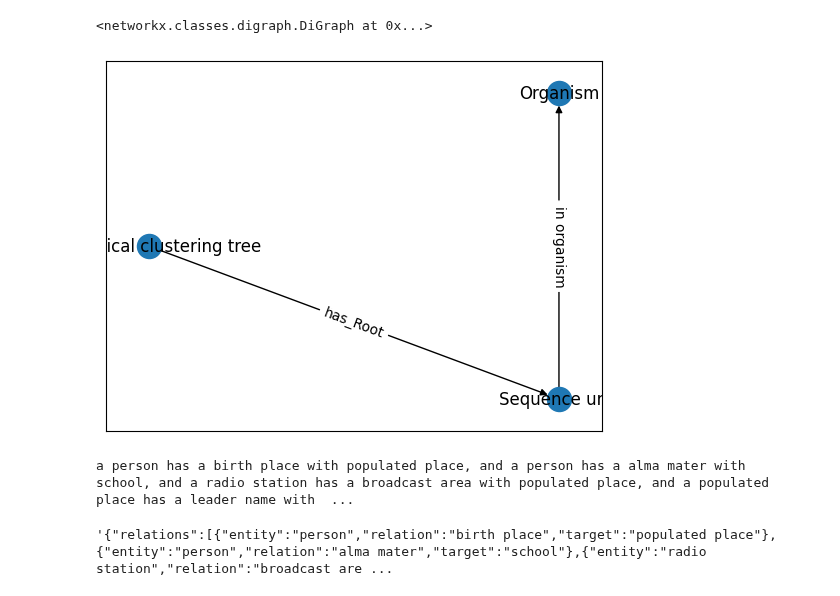
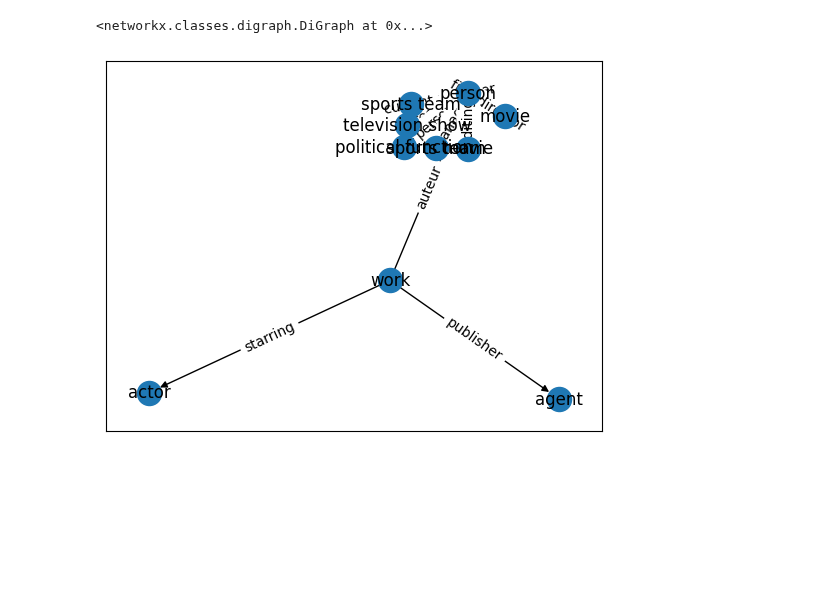
Before and after one commit to hereditary-eu/OnSET, a Jupyter notebook: exploration/querying/query-gen.ipynb, the cells around one changed output. Cells and saved outputs as stored; diff of their text form; code cells hidden in the pictures; blank space fills up the shorter version.

Commit message:
fix bugs where some constraints might result in uncontrolled behaviour, update query generation to allow entities to be present more than once

```diff
--- a/exploration/querying/query-gen.ipynb
+++ b/exploration/querying/query-gen.ipynb
@@ -20,25 +20,21 @@ from backend.model import (
 )
 
 from backend.ontology import OntologyManager, OntologyConfig, Graph
-from backend.explorative_support import TopicModelling, select
-from backend.llm_query import (
+from backend.explorative.explorative_support import GuidanceManager, select
+from backend.explorative.llm_query import (
     Entity,
     Relation,
     EntitiesRelations,
-    EnrichedEntity,
-    EnrichedRelation,
     EnrichedEntitiesRelations,
-    SubjectLink,
-    SubjectInDB,
-    SubjectLinkDB,
 )
+from backend.explorative.llm_query_gen import choose_graph
 from tqdm import tqdm
 import pandas as pd
 
-from eval_config import DBPEDIA_CONFIGS, OMA_CONFIGS, SelectionDistribution, EvalConfig
+from backend.eval_config import DBPEDIA_CONFIGS, OMA_CONFIGS, SelectionDistribution, EvalConfig
 
 # db_setups = [DBPEDIA_CONFIGS[1], OMA_CONFIGS[1]]
-db_setups = [OMA_CONFIGS[0]]
+db_setups = [DBPEDIA_CONFIGS[-1]]
 setup=db_setups[0]
 print("Generating for ", setup.name)
 store = SPARQLStore(
@@ -51,7 +47,7 @@ graph = Graph(store=store)
 config = OntologyConfig()
 
 ontology_manager = OntologyManager(config, graph)
-topic_man = TopicModelling(
+topic_man = GuidanceManager(
     ontology_manager,
     llm_model_id=setup.model_id,
     conn_str=setup.conn_str,
@@ -315,3 +79,12 @@ erl = choose_graph(seed=304, max_nodes=10, topic_man=topic_man, cfg=setup)
+# %%
+from typing import TypeVar
+
+SL = TypeVar("SL")
+
+
+erl: EnrichedEntitiesRelations = choose_graph(
+    seed=2, max_nodes=10, topic_man=topic_man, max_tries=10
+)
 # %%
 [(link.entity, link.relation, link.target) for link in erl.relations]
 # %% [output]
@@ -324,45 +104,36 @@ erl.entities[0].model_dump_json()
 # %%
 import networkx as nx
 
 
 def viz_graph(erl: EnrichedEntitiesRelations):
     G = nx.DiGraph()
     for node in erl.entities:
         G.add_node(node.identifier, label=node.type)
     for link in erl.relations:
         G.add_edge(
-            link.entity, link.target, weight=link.link.instance_count, label=link.relation
+            link.entity,
+            link.target,
+            # weight=link.link.instance_count,
+            label=link.relation,
         )
-    pos = nx.shell_layout(G)
+    pos = nx.spring_layout(G)
     nx.draw_networkx(
         G,
         pos,
         with_labels=True,
         labels={node.identifier: node.type for node in erl.entities},
     )
     nx.draw_networkx_edge_labels(
-        G, pos, edge_labels={(link.entity, link.target): link.relation for link in erl.relations}
+        G,
+        pos,
+        edge_labels={
+            (link.entity, link.target): link.relation for link in erl.relations
+        },
     )
     return G
 
 
 viz_graph(erl)
 # %% [output]
 <networkx.classes.digraph.DiGraph at 0x...>
-[figure, old version]
+[figure, new version]
-# %%
-def erl_to_templated_query(erl: EnrichedEntitiesRelations):
-    qs= []
-    for rel in erl.relations:
-        qs.append(f"a {rel.entity} has a {rel.relation} with {rel.target}")
-    return ", and ".join(qs)
-print(erl_to_templated_query(erl))
-# %% [output]
-a person has a birth place with populated place, and a person has a alma mater with school, and a radio station has a broadcast area with populated place, and a populated place has a leader name with  ...
-# %%
-def reduce_erl(erl: EnrichedEntitiesRelations):
-    reduced_erl = EntitiesRelations(entities=erl.entities, relations=erl.relations)
-    return reduced_erl
-reduce_erl(erl).model_dump_json()
-# %% [output]
-'{"relations":[{"entity":"person","relation":"birth place","target":"populated place"},{"entity":"person","relation":"alma mater","target":"school"},{"entity":"radio station","relation":"broadcast are ...
```
Also changed, not shown: parts of 11 cells of this notebook, 11 other files.
